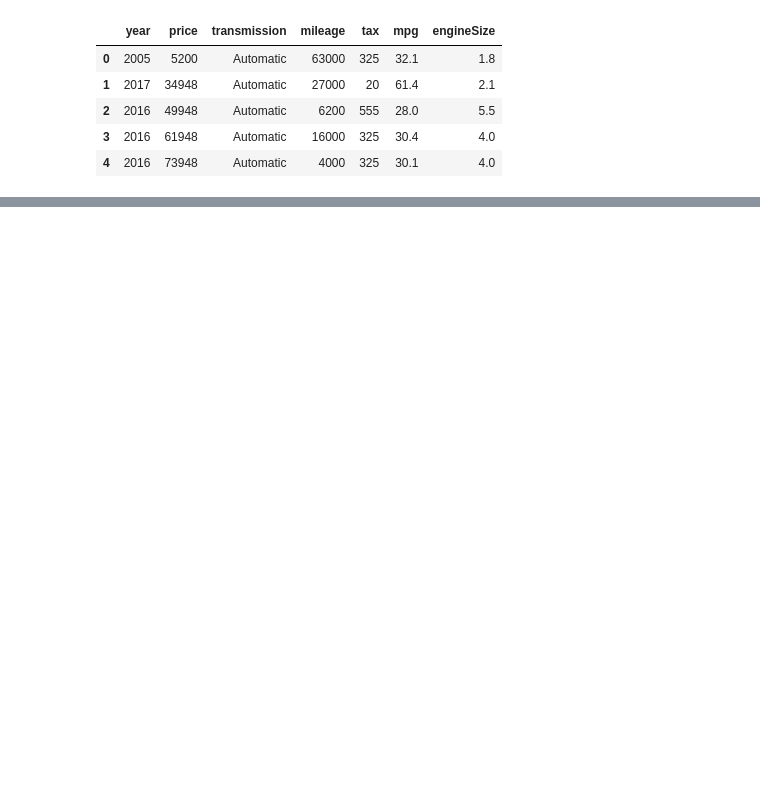
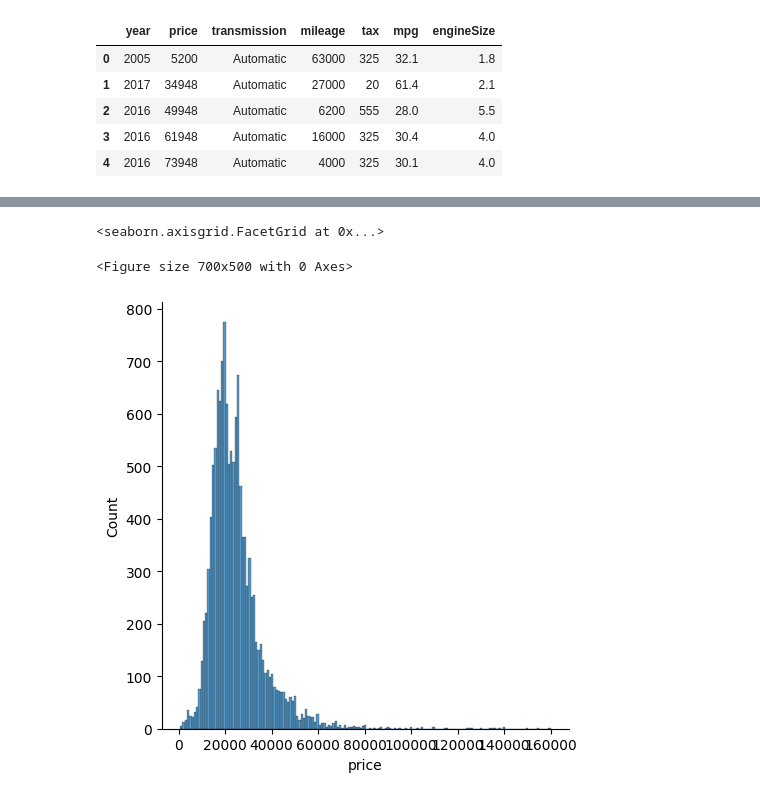
Before and after one commit to SELIMCNR/Python-learning-Jupiter, a Jupyter notebook: 30-TenserflowAnaliz2.ipynb, the cells around one changed output, grey strips where cells are left out. Saved outputs shown, nothing was run; the diff lists cells and outputs as text; code cells hidden in the pictures; blank space fills up the shorter version.

```diff
--- a/30-TenserflowAnaliz2.ipynb
+++ b/30-TenserflowAnaliz2.ipynb
@@ -16,0 +40,7 @@ dataFrame.head()
+# %%
+plt.figure(figsize=(7,5)) # grafiğin boyutunu belirler
+sbn.displot(dataFrame["price"])  # fiyat dağılımını gösterir
+# %% [output]
+<seaborn.axisgrid.FacetGrid at 0x...>
+<Figure size 700x500 with 0 Axes>
+[figure, added]
```
Also changed, not shown: parts of 52 cells of this notebook, 2 other files.
